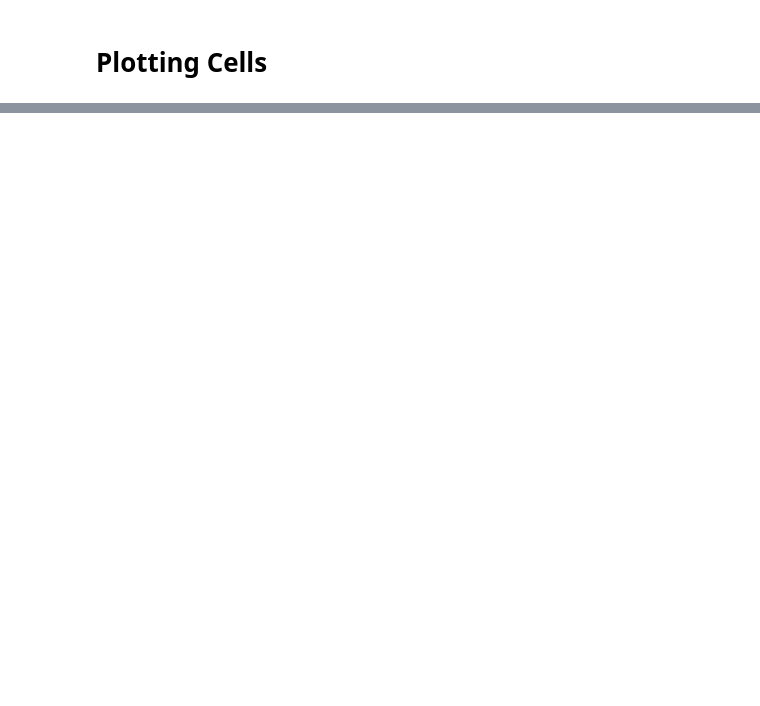
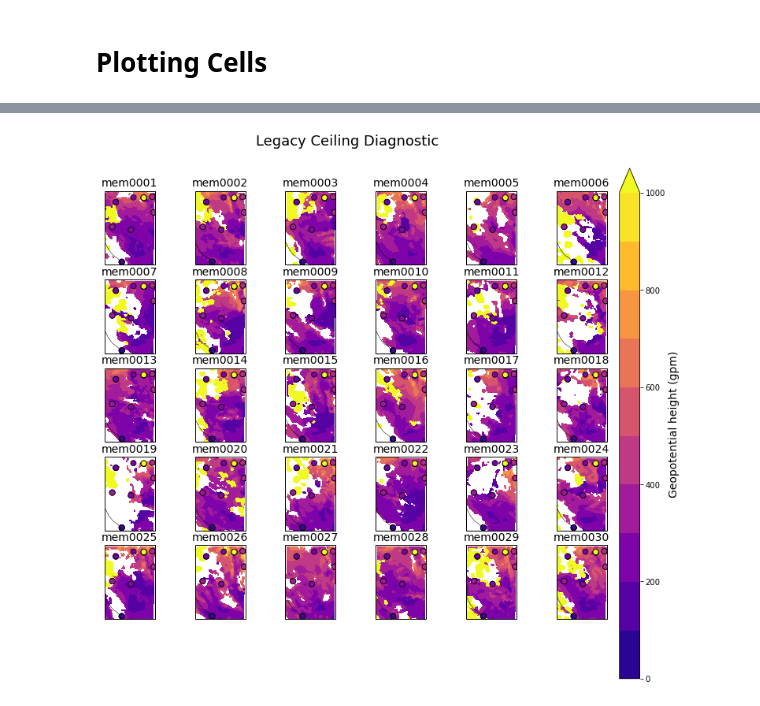
Before and after one commit to ShawnMurdzek-NOAA/py_scripts, a Jupyter notebook: cloud_da/probing_rrfs_ensemble.ipynb, the cells around one changed output, grey strips where cells are left out. Cells and saved outputs as stored; diff of their text form; code cells hidden in the pictures; blank space fills up the shorter version.

```diff
--- a/cloud_da/probing_rrfs_ensemble.ipynb
+++ b/cloud_da/probing_rrfs_ensemble.ipynb
@@ -362,0 +123,36 @@ plotting TCDC_P0_L105_GLC0
+# %%
+"""
+Make horizontal cross section postage stamp plots: Ceilings (with BUFR obs)
+"""
+
+# Field name and colorbar limits/colormap. Set klvl to NaN if 2D field
+upp_field = 'HGT_P0_L215_GLC0'
+save_fname = 'postage_stamp_ceil_{tag}.png'.format(tag=save_tag)
+title = 'Legacy Ceiling Diagnostic'
+klvl = np.nan
+cmap = 'plasma'
+clevels = np.arange(0, 1000.1, 100)
+extend = 'max'
+
+bufr_field = 'CEILING'
+bufr_subset = ['ADPSFC']
+bufr_nonan = 'TOB'     # Only use a row if this obs is not NaN
+
+nrows = 5
+ncols = 6
+figsize = (12, 10)
+
+###
+
+# Make plot
+
+fig = ens_obj.postage_stamp_contourf(upp_field, nrows, ncols, klvl=klvl, figsize=figsize, title=title,
+                                     plt_kw={'ingest_kw':{'zind':[klvl]},
+                                             'cntf_kw':{'cmap':cmap, 'levels':clevels, 'extend':extend}})
+ens_obj.plot_bufr_obs(fig.get_axes()[:-1], bufr_field, bufr_subset, bufr_nonan,
+                      scatter_kw={'cmap':cmap, 'vmin':clevels[0], 'vmax':clevels[-1],
+                                  'edgecolors':'k', 'linewidths':0.75, 's':50})
+
+plt.savefig(save_fname)
+# %% [output]
+[figure, added]
```
Also changed, not shown: parts of 20 cells of this notebook, 1 other file.
